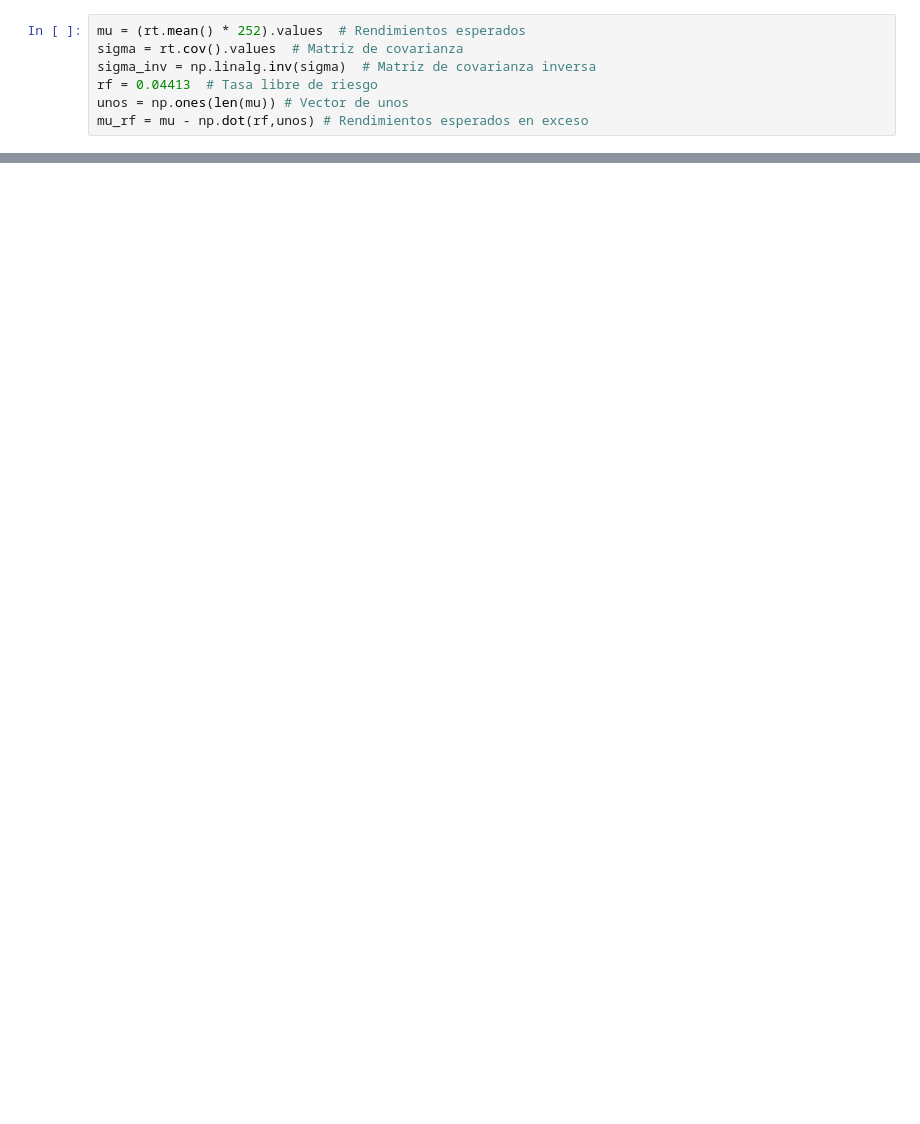
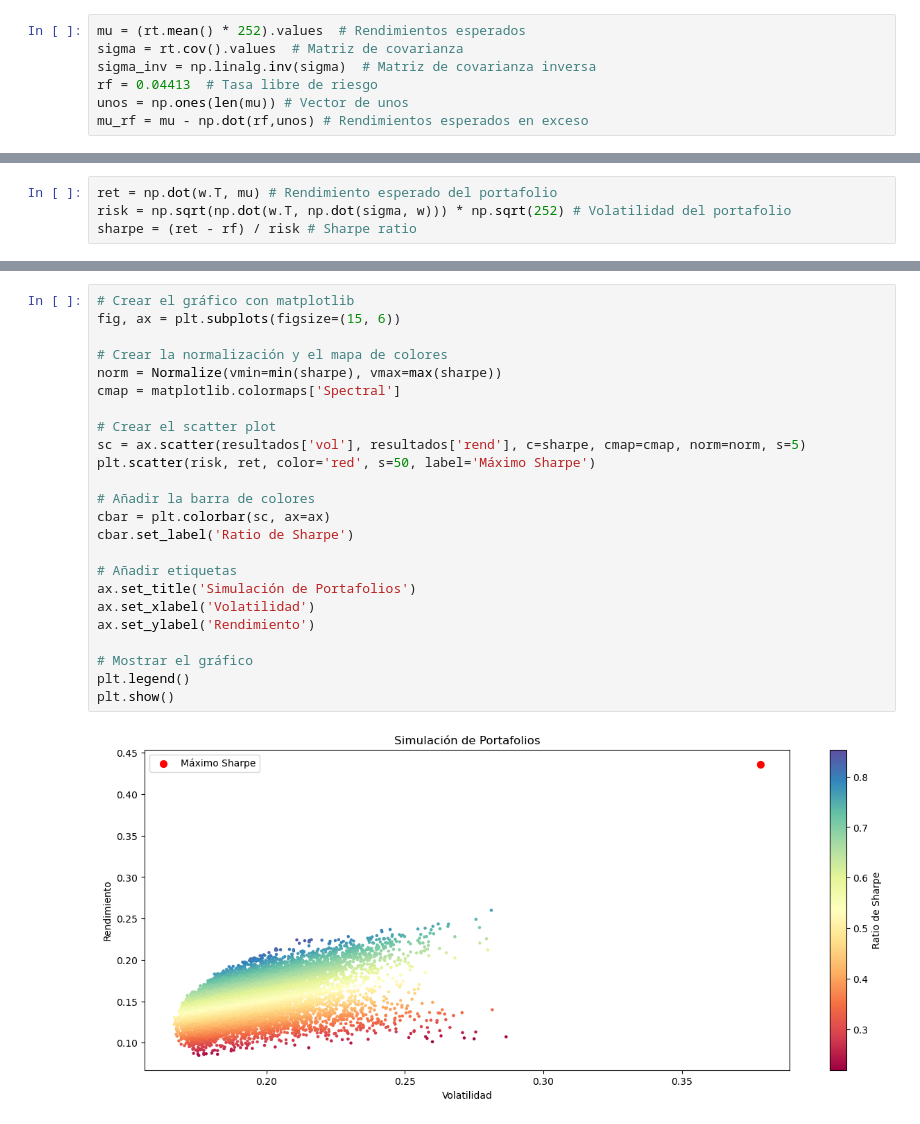
Before and after one commit to LuisMB09/metodos_optimizacion, a Jupyter notebook: aplicación_examen.ipynb, the cells around one changed output, grey strips where cells are left out. Drawn from its saved outputs; the diff is of its cells as text; blank space fills up the shorter version.

```diff
--- a/aplicación_examen.ipynb
+++ b/aplicación_examen.ipynb
@@ -73,0 +58,4 @@ tickers_list
+# %%
+ret = np.dot(w.T, mu) # Rendimiento esperado del portafolio
+risk = np.sqrt(np.dot(w.T, np.dot(sigma, w))) * np.sqrt(252) # Volatilidad del portafolio
+sharpe = (ret - rf) / risk # Sharpe ratio
@@ -73,0 +126,26 @@ tickers_list
+# %%
+# Crear el gráfico con matplotlib
+fig, ax = plt.subplots(figsize=(15, 6))
+
+# Crear la normalización y el mapa de colores
+norm = Normalize(vmin=min(sharpe), vmax=max(sharpe))
+cmap = matplotlib.colormaps['Spectral']
+
+# Crear el scatter plot
+sc = ax.scatter(resultados['vol'], resultados['rend'], c=sharpe, cmap=cmap, norm=norm, s=5)
+plt.scatter(risk, ret, color='red', s=50, label='Máximo Sharpe')
+
+# Añadir la barra de colores
+cbar = plt.colorbar(sc, ax=ax)
+cbar.set_label('Ratio de Sharpe')
+
+# Añadir etiquetas
+ax.set_title('Simulación de Portafolios')
+ax.set_xlabel('Volatilidad')
+ax.set_ylabel('Rendimiento')
+
+# Mostrar el gráfico
+plt.legend()
+plt.show()
+# %% [output]
+[figure, added]
```
Also changed, not shown: parts of 27 cells of this notebook.
